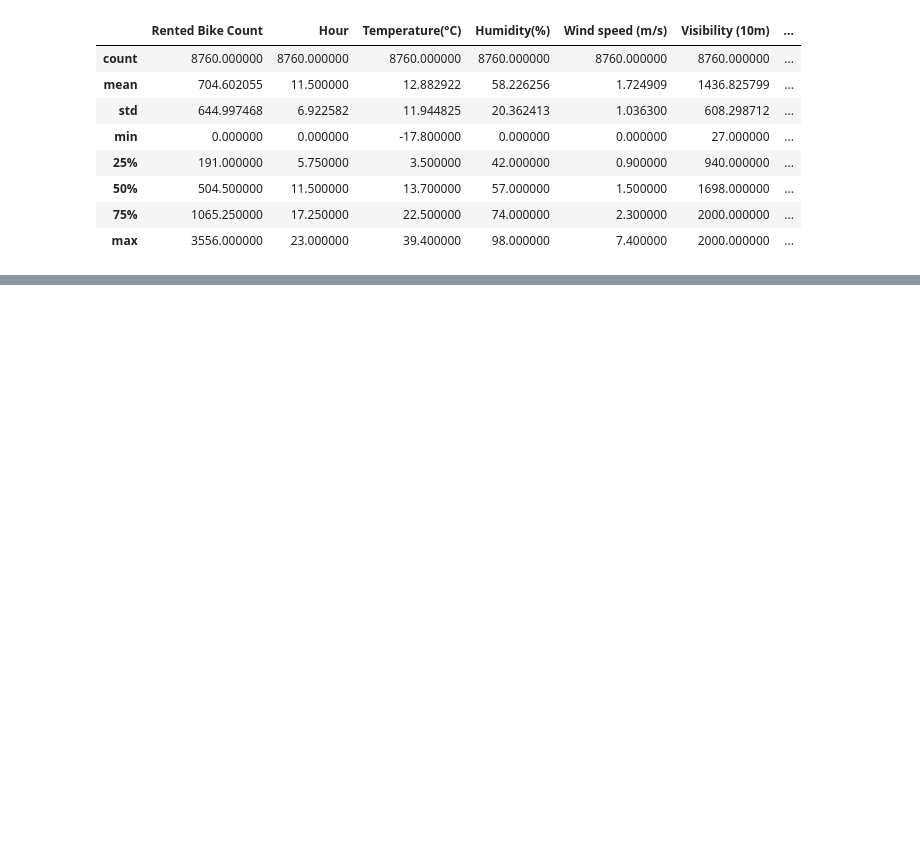
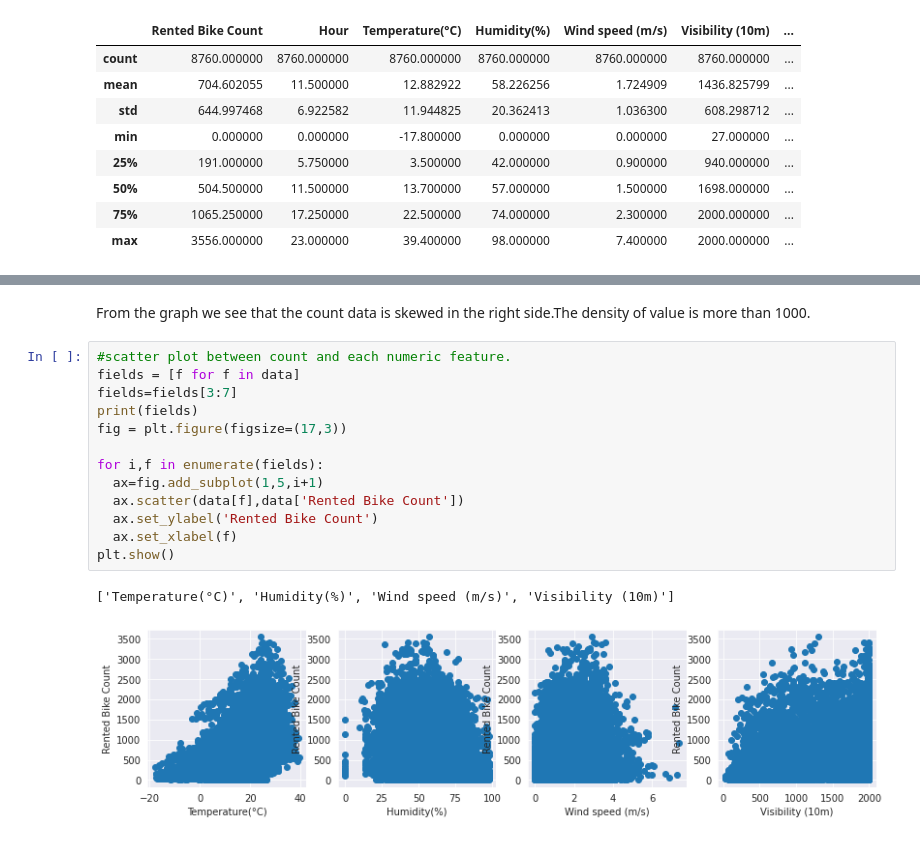
Before and after one commit to Shashankshekharpandey/Bike-Sharing-Demand-Prediction, a Jupyter notebook: Bike_Sharing_Demand_Prediction.ipynb, the cells around one changed output, grey strips where cells are left out. Drawn from its saved outputs; the diff is of its cells as text; blank space fills up the shorter version.

```diff
--- a/Bike_Sharing_Demand_Prediction.ipynb
+++ b/Bike_Sharing_Demand_Prediction.ipynb
@@ -79,0 +117,18 @@ data.describe()
+# %% [markdown]
+From the graph we see that the count data is skewed in the right side.The density of value is more than 1000.
+# %%
+#scatter plot between count and each numeric feature.
+fields = [f for f in data]
+fields=fields[3:7]
+print(fields)
+fig = plt.figure(figsize=(17,3))
+
+for i,f in enumerate(fields):
+  ax=fig.add_subplot(1,5,i+1)
+  ax.scatter(data[f],data['Rented Bike Count'])
+  ax.set_ylabel('Rented Bike Count')
+  ax.set_xlabel(f)
+plt.show()
+# %% [output]
+['Temperature(°C)', 'Humidity(%)', 'Wind speed (m/s)', 'Visibility (10m)']
+[figure, added]
```
Also changed, not shown: parts of 9 cells of this notebook.
